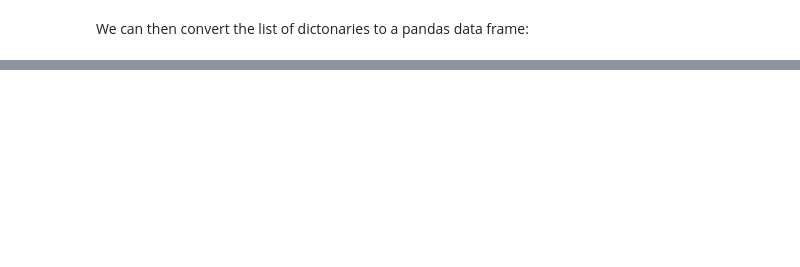
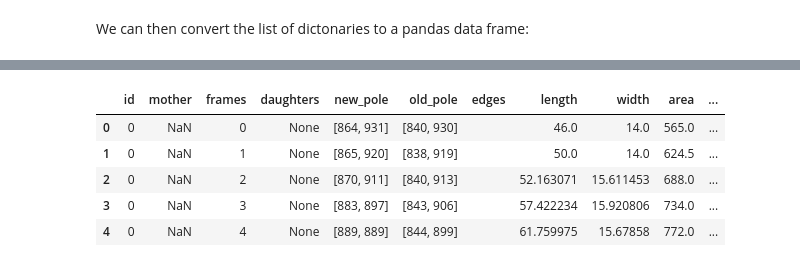
Before and after one commit to sib-swiss/spring_school_bioinformatics_microbiology, a Jupyter notebook: projects/project2/Project2B/2_post_processing_delta.ipynb, the cells around one changed output, grey strips where cells are left out. Drawn from its saved outputs; the diff is of its cells as text; code cells hidden in the pictures; blank space fills up the shorter version.

```diff
--- a/projects/project2/Project2B/2_post_processing_delta.ipynb
+++ b/projects/project2/Project2B/2_post_processing_delta.ipynb
@@ -222,9 +330,13 @@ You can see that the dataframe contains nested data, but we can use the explode
 # %%
-#find all fields that have time dependent information
-vector_data = []
-[vector_data.append(key) for key in lin.cells[0].keys() if isinstance(lin.cells[0][key], list)]
-print(vector_data)
+def lin_to_df(lin):
+    #find vector based data (only vector based data is compatible with dataframe)
+    vector_data = []
+    [vector_data.append(key) for key in lin.cells[0].keys() if isinstance(lin.cells[0][key], list)]
+    #create data frame
+    df = pd.DataFrame(lin.cells)
+    #this creates nested dataframe, we need to explode time into separate rows:
+    df = df.explode(vector_data)
+    #and reindex
+    df = df.reset_index(drop=True)
 
-#explode time into separate rows
-df = df.explode(vector_data)
-df.head()
+    return df
@@ -398,0 +357,27 @@ Wed Mar  9 20:44:29 2022, Position 0 - Saving to pickle format
+# %%
+def delta_to_df(pos):
+
+    lin = pos.rois[0].lineage
+
+    #split lineages:
+    split_lineages(lin)
+
+    #add segment info
+    add_segment_info(lin, pos.rois[0].label_stack)
+
+    #add fluorescemt info
+
+    #convert to pandas dataframe
+    df = lin_to_df(lin)
+
+    return df
+# %%
+df = delta_to_df(pos)
+df.head()
+# %% [output]
+|  | id | mother | frames | daughters | new_pole | old_pole | edges | length | width | area | ... |
+| 0 | 0 | NaN | 0 | None | [864, 931] | [840, 930] |  | 46.0 | 14.0 | 565.0 | ... |
+| 1 | 0 | NaN | 1 | None | [865, 920] | [838, 919] |  | 50.0 | 14.0 | 624.5 | ... |
+| 2 | 0 | NaN | 2 | None | [870, 911] | [840, 913] |  | 52.163071 | 15.611453 | 688.0 | ... |
+| 3 | 0 | NaN | 3 | None | [883, 897] | [843, 906] |  | 57.422234 | 15.920806 | 734.0 | ... |
+| 4 | 0 | NaN | 4 | None | [889, 889] | [844, 899] |  | 61.759975 | 15.67858 | 772.0 | ... |
```
Also changed, not shown: parts of 83 cells of this notebook, 11 other files.
